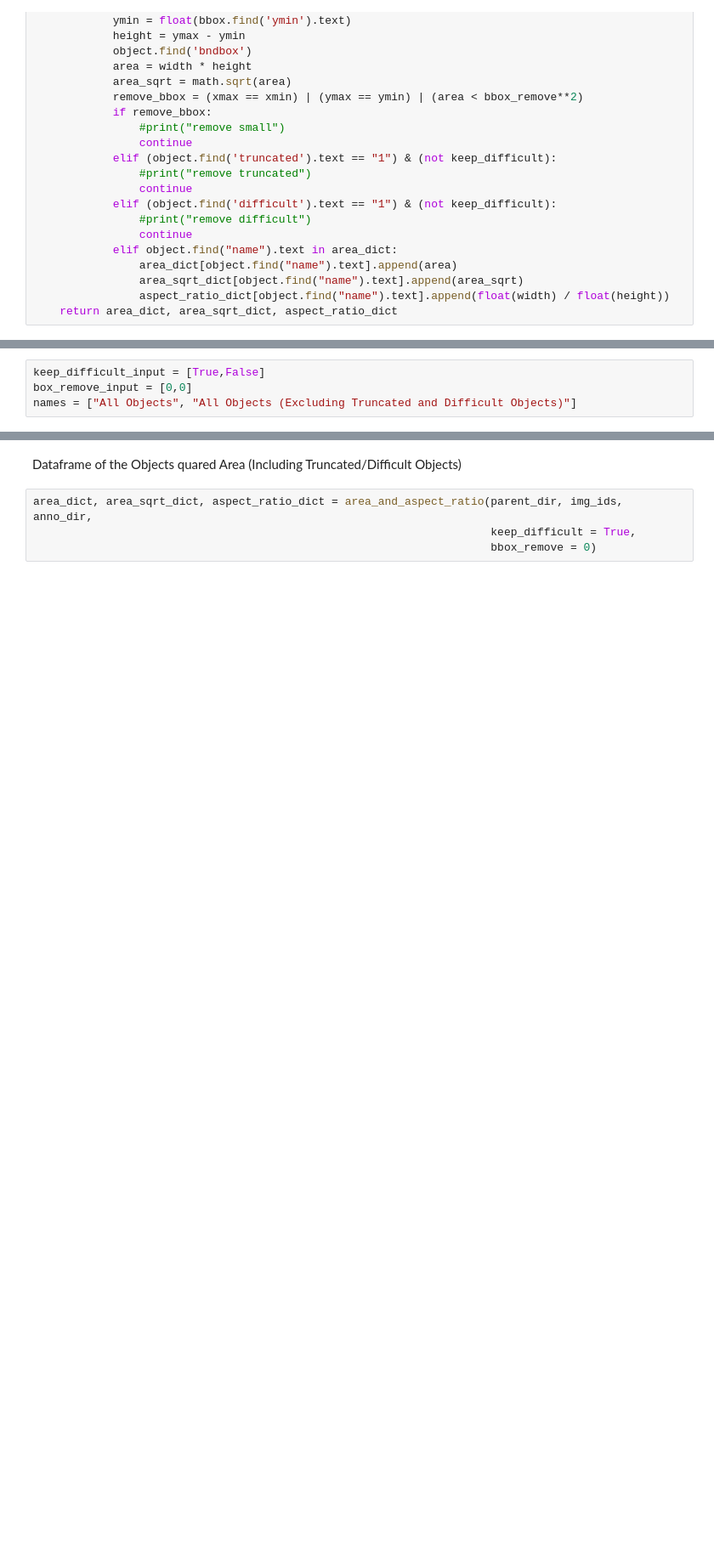
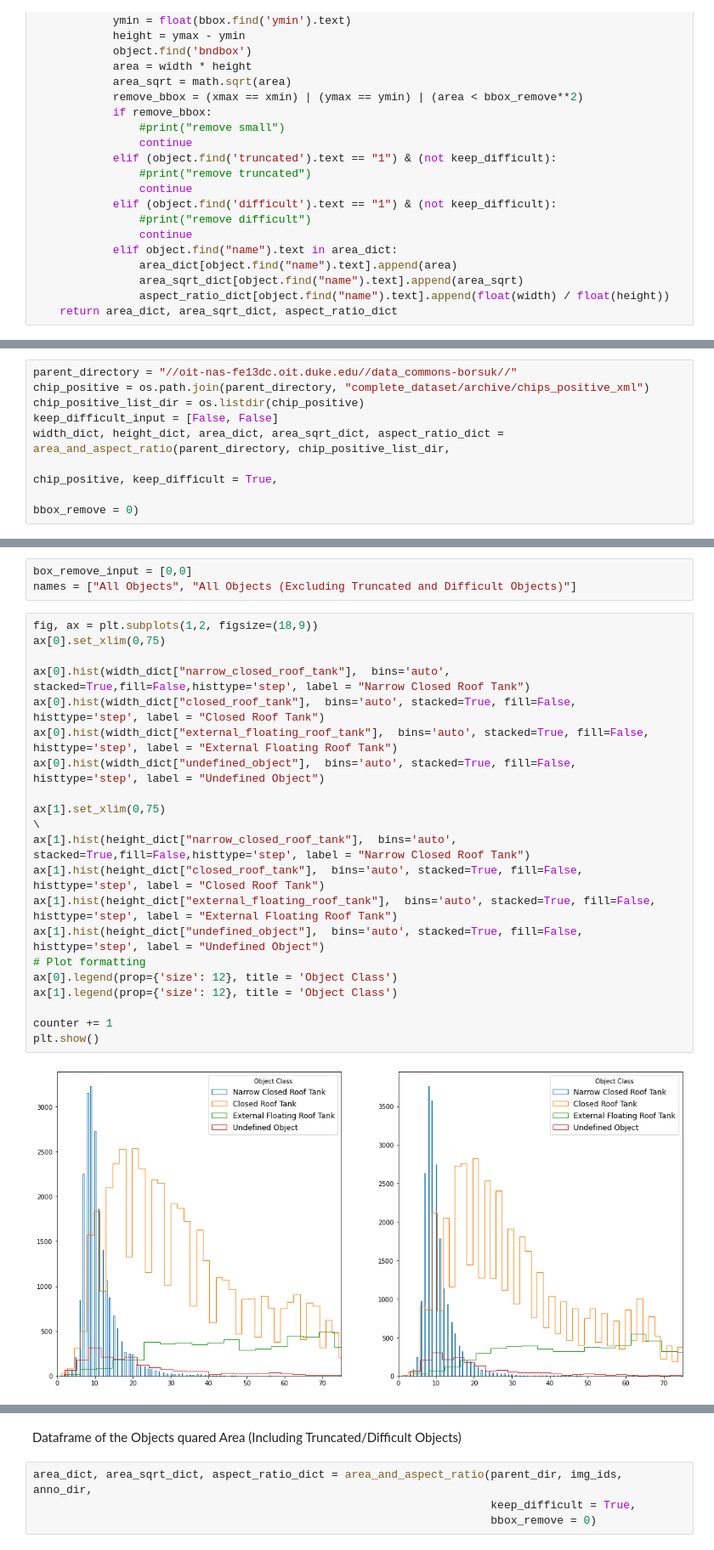
Before and after one commit to celinerobi/ast_object_detection_public, a Jupyter notebook: object_detection/bounding_box_size.ipynb, the cells around one changed output, grey strips where cells are left out. Shown at 85% size. Saved outputs shown, nothing was run; the diff lists cells and outputs as text; blank space fills up the shorter version.

Commit message:
created verification set 5; standardized narrow closed roof/closed roof class

```diff
--- a/object_detection/bounding_box_size.ipynb
+++ b/object_detection/bounding_box_size.ipynb
@@ -61,0 +119,8 @@ def area_and_aspect_ratio(parent_dir, img_ids, anno_dir, keep_difficult = True,
+# %%
+parent_directory = "//oit-nas-fe13dc.oit.duke.edu//data_commons-borsuk//"
+chip_positive = os.path.join(parent_directory, "complete_dataset/archive/chips_positive_xml")
+chip_positive_list_dir = os.listdir(chip_positive)
+keep_difficult_input = [False, False]
+width_dict, height_dict, area_dict, area_sqrt_dict, aspect_ratio_dict = area_and_aspect_ratio(parent_directory, chip_positive_list_dir,
+                                                                                              chip_positive, keep_difficult = True,
+                                                                                              bbox_remove = 0)
@@ -62,7 +129,29 @@ def area_and_aspect_ratio(parent_dir, img_ids, anno_dir, keep_difficult = True,
 # %%
-keep_difficult_input = [True,False]
 box_remove_input = [0,0]
 names = ["All Objects", "All Objects (Excluding Truncated and Difficult Objects)"]
+# %%
+fig, ax = plt.subplots(1,2, figsize=(18,9))
+ax[0].set_xlim(0,75)
+
+ax[0].hist(width_dict["narrow_closed_roof_tank"],  bins='auto', stacked=True,fill=False,histtype='step', label = "Narrow Closed Roof Tank")
+ax[0].hist(width_dict["closed_roof_tank"],  bins='auto', stacked=True, fill=False, histtype='step', label = "Closed Roof Tank")
+ax[0].hist(width_dict["external_floating_roof_tank"],  bins='auto', stacked=True, fill=False, histtype='step', label = "External Floating Roof Tank")
+ax[0].hist(width_dict["undefined_object"],  bins='auto', stacked=True, fill=False, histtype='step', label = "Undefined Object")
+
+ax[1].set_xlim(0,75)
+\
+ax[1].hist(height_dict["narrow_closed_roof_tank"],  bins='auto', stacked=True,fill=False,histtype='step', label = "Narrow Closed Roof Tank")
+ax[1].hist(height_dict["closed_roof_tank"],  bins='auto', stacked=True, fill=False, histtype='step', label = "Closed Roof Tank")
+ax[1].hist(height_dict["external_floating_roof_tank"],  bins='auto', stacked=True, fill=False, histtype='step', label = "External Floating Roof Tank")
+ax[1].hist(height_dict["undefined_object"],  bins='auto', stacked=True, fill=False, histtype='step', label = "Undefined Object")
+# Plot formatting
+ax[0].legend(prop={'size': 12}, title = 'Object Class')
+ax[1].legend(prop={'size': 12}, title = 'Object Class')
+
+counter += 1
+plt.show()
+# %% [output]
+[figure, added]
 # %%
 fig, axes = plt.subplots(1,2, figsize=(18,9))
 counter = 0
```
Also changed, not shown: parts of 6 cells of this notebook.
